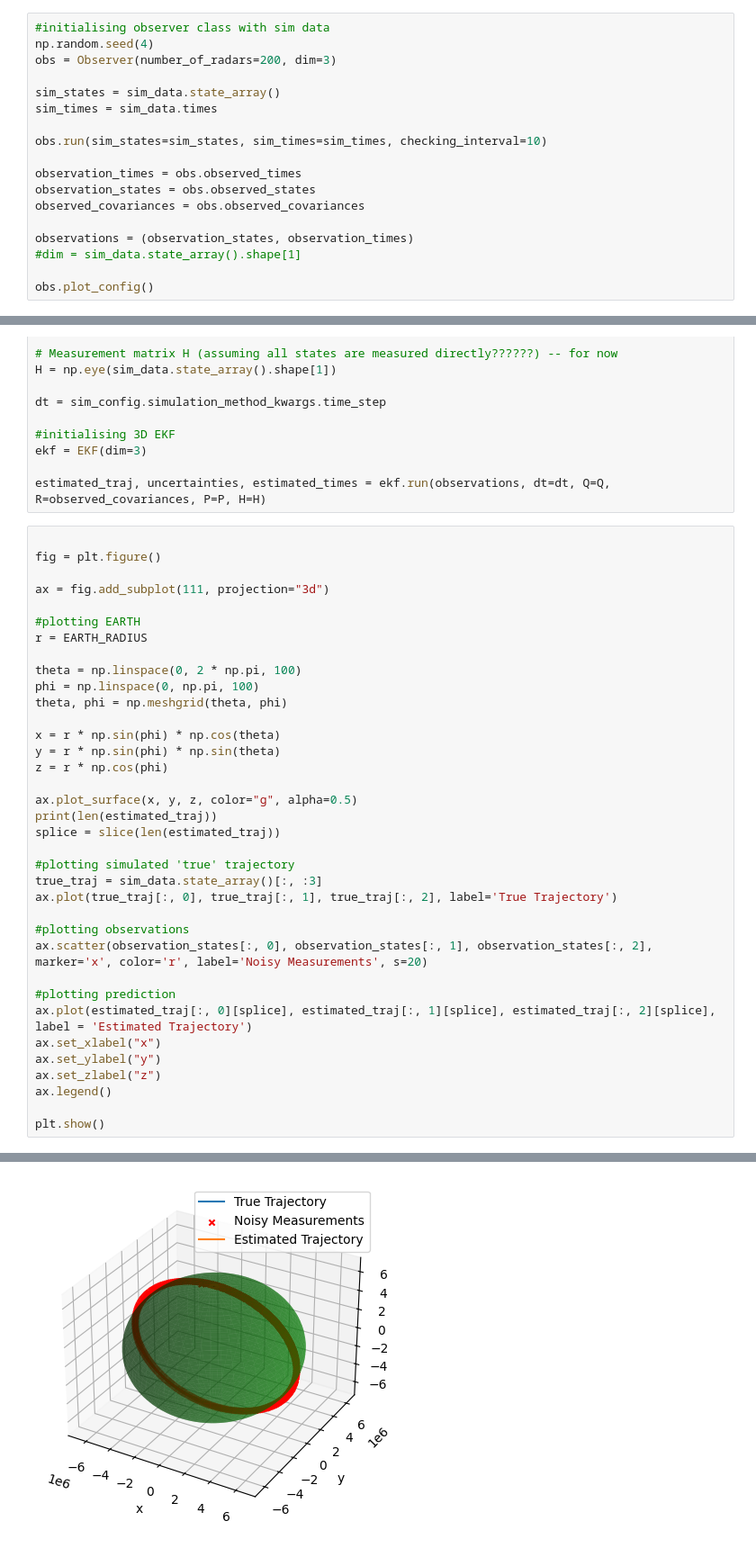
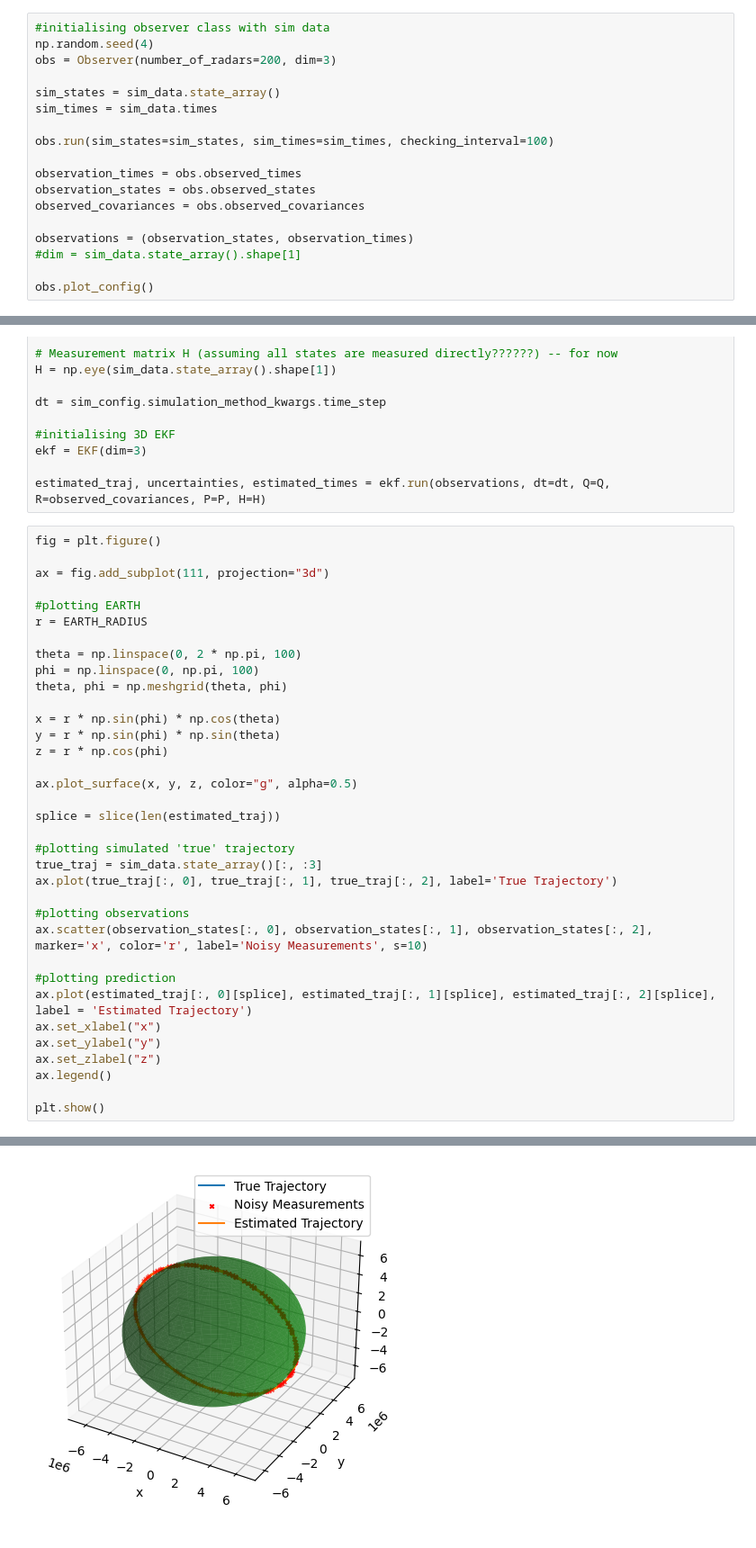
Before and after one commit to brendanbennett/deorbiter, a Jupyter notebook: examples/3D_EKF_example.ipynb, the cells around one changed output, grey strips where cells are left out. Shown at 90% size. Drawn from its saved outputs; the diff is of its cells as text.

```diff
--- a/examples/3D_EKF_example.ipynb
+++ b/examples/3D_EKF_example.ipynb
@@ -37,7 +37,7 @@ obs = Observer(number_of_radars=200, dim=3)
 sim_states = sim_data.state_array()
 sim_times = sim_data.times
 
-obs.run(sim_states=sim_states, sim_times=sim_times, checking_interval=10)
+obs.run(sim_states=sim_states, sim_times=sim_times, checking_interval=100)
 
 observation_times = obs.observed_times
 observation_states = obs.observed_states
@@ -70,7 +70,6 @@ ekf = EKF(dim=3)
 
 estimated_traj, uncertainties, estimated_times = ekf.run(observations, dt=dt, Q=Q, R=observed_covariances, P=P, H=H)
 # %%
-
 fig = plt.figure()
 
 ax = fig.add_subplot(111, projection="3d")
@@ -87,7 +86,7 @@ y = r * np.sin(phi) * np.sin(theta)
 z = r * np.cos(phi)
 
 ax.plot_surface(x, y, z, color="g", alpha=0.5)
-print(len(estimated_traj))
+
 splice = slice(len(estimated_traj))
 
 #plotting simulated 'true' trajectory
@@ -95,7 +94,7 @@ true_traj = sim_data.state_array()[:, :3]
 ax.plot(true_traj[:, 0], true_traj[:, 1], true_traj[:, 2], label='True Trajectory')
 
 #plotting observations
-ax.scatter(observation_states[:, 0], observation_states[:, 1], observation_states[:, 2], marker='x', color='r', label='Noisy Measurements', s=20)
+ax.scatter(observation_states[:, 0], observation_states[:, 1], observation_states[:, 2], marker='x', color='r', label='Noisy Measurements', s=10)
 
 #plotting prediction
 ax.plot(estimated_traj[:, 0][splice], estimated_traj[:, 1][splice], estimated_traj[:, 2][splice], label = 'Estimated Trajectory')
@@ -110 +108 @@ plt.show()
-[figure, old version]
+[figure, new version]
```
Also changed, not shown: parts of 6 cells of this notebook, 1 other file.
